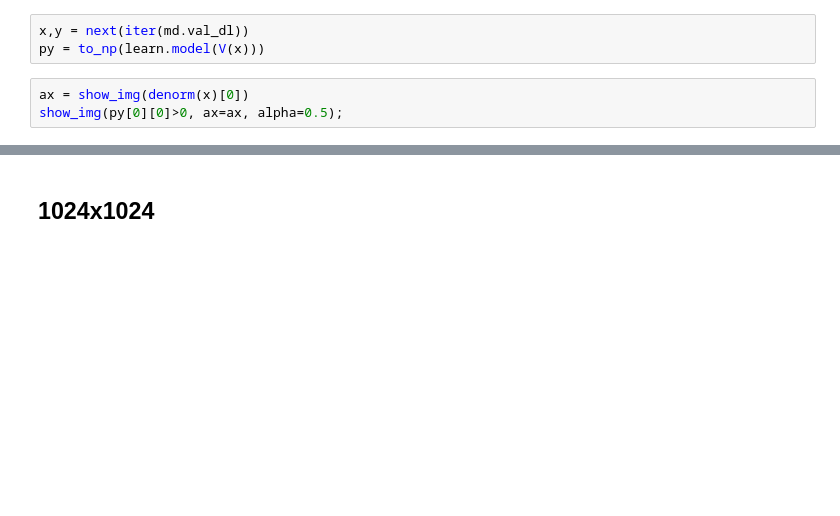
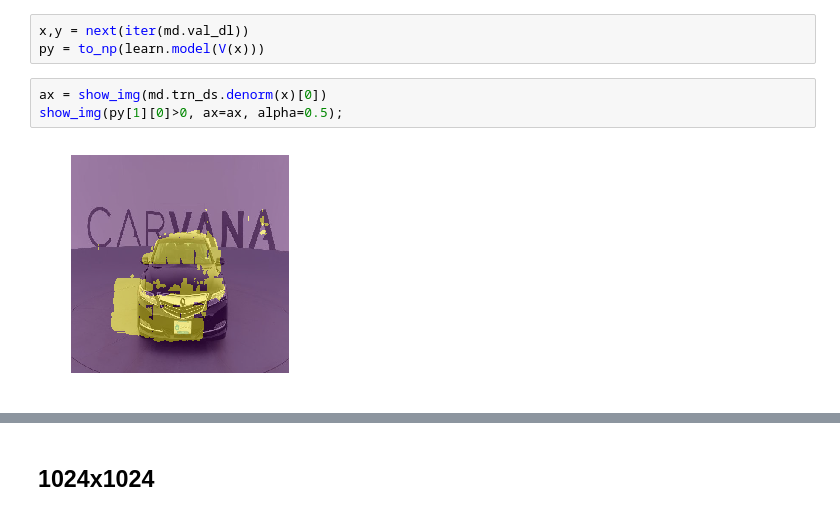
Before and after one commit to CalebEverett/fastai-dl2, a Jupyter notebook: courses/dl2/carvana-vgg16.ipynb, the cells around one changed output, grey strips where cells are left out. Saved outputs shown, nothing was run; the diff lists cells and outputs as text; blank space fills up the shorter version.

```diff
--- a/courses/dl2/carvana-vgg16.ipynb
+++ b/courses/dl2/carvana-vgg16.ipynb
@@ -394,6 +431,8 @@ learn.save('512')
 x,y = next(iter(md.val_dl))
 py = to_np(learn.model(V(x)))
 # %%
-ax = show_img(denorm(x)[0])
-show_img(py[0][0]>0, ax=ax, alpha=0.5);
+ax = show_img(md.trn_ds.denorm(x)[0])
+show_img(py[1][0]>0, ax=ax, alpha=0.5);
+# %% [output]
+[figure, added]
 # %%
```
Also changed, not shown: parts of 22 cells of this notebook.
